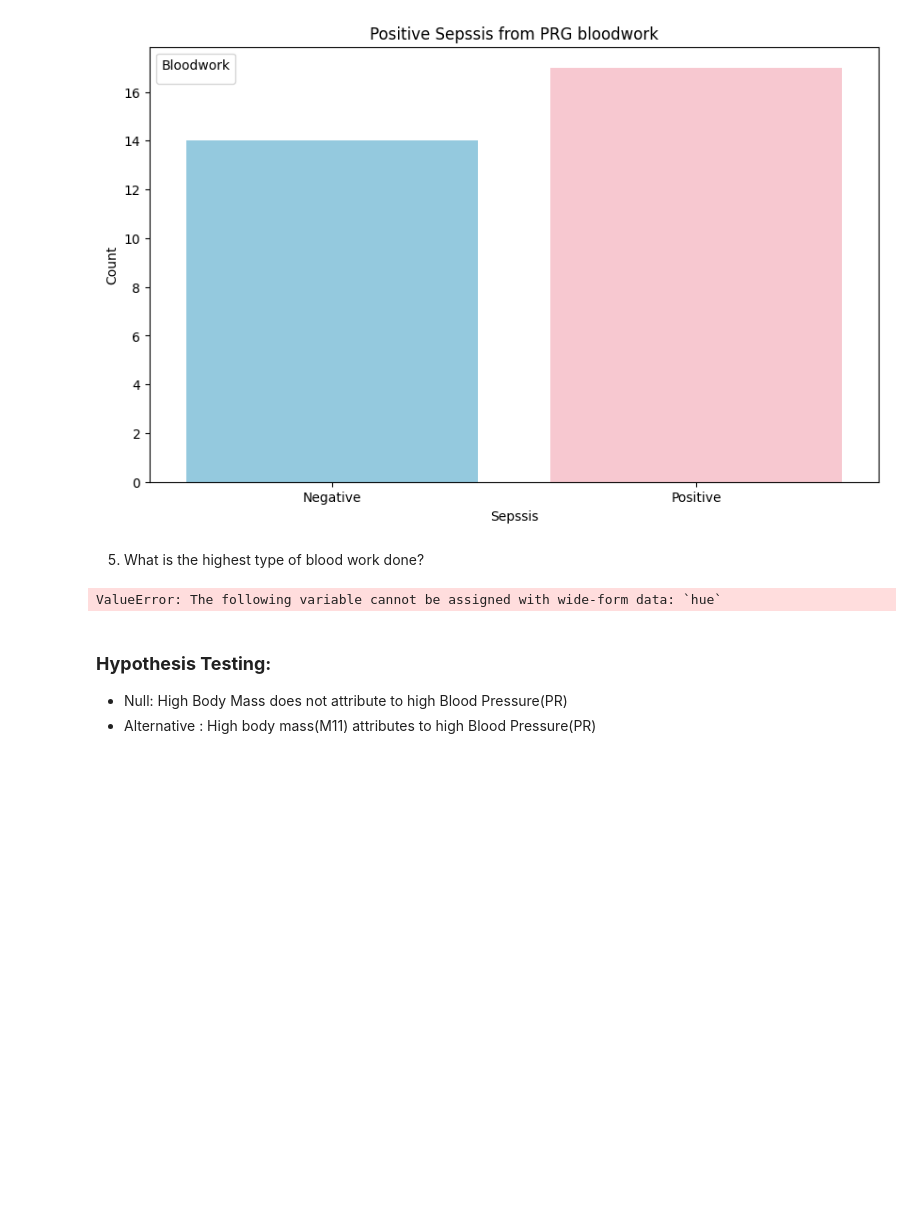
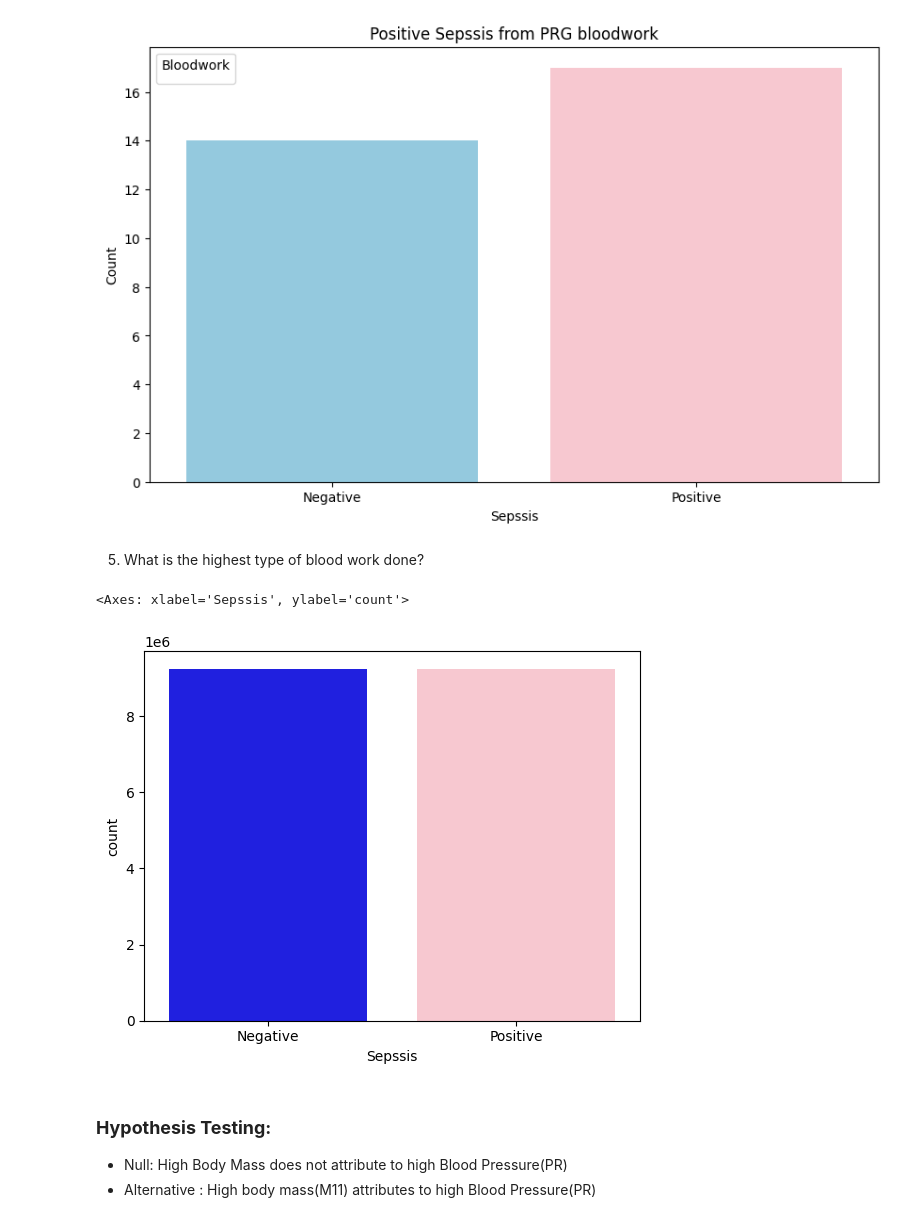
Before and after one commit to OnsongoN/apiLP5Project, a Jupyter notebook: src/api.ipynb, the cells around one changed output. Saved outputs shown, nothing was run; the diff lists cells and outputs as text; code cells hidden in the pictures; blank space fills up the shorter version.

```diff
--- a/src/api.ipynb
+++ b/src/api.ipynb
@@ -407,11 +407,15 @@ No artists with labels found to put in legend.  Note that artists whose label st
 # %% [markdown]
 5. What is the highest type of blood work done?
 # %%
+# Convert 'Sepssis' column to categorical
+df1['Sepssis'] = df1['Sepssis'].astype('category')
+
 bloodwork = df1.groupby(['PL','TS','BD2'])['Sepssis'].value_counts().reset_index()
 
-sns.countplot(data=bloodwork,hue='Sepssis',pallete={'Positive':'pink', 'Negative':'blue'})
+sns.countplot(data=bloodwork,x='Sepssis', palette={'Positive':'pink', 'Negative':'blue'})
 # %% [output]
-ValueError: The following variable cannot be assigned with wide-form data: `hue`
+<Axes: xlabel='Sepssis', ylabel='count'>
+[figure, added]
 # %% [markdown]
 ### **Hypothesis Testing:**
 
```
Also changed, not shown: parts of 5 cells of this notebook, 6 other files.
